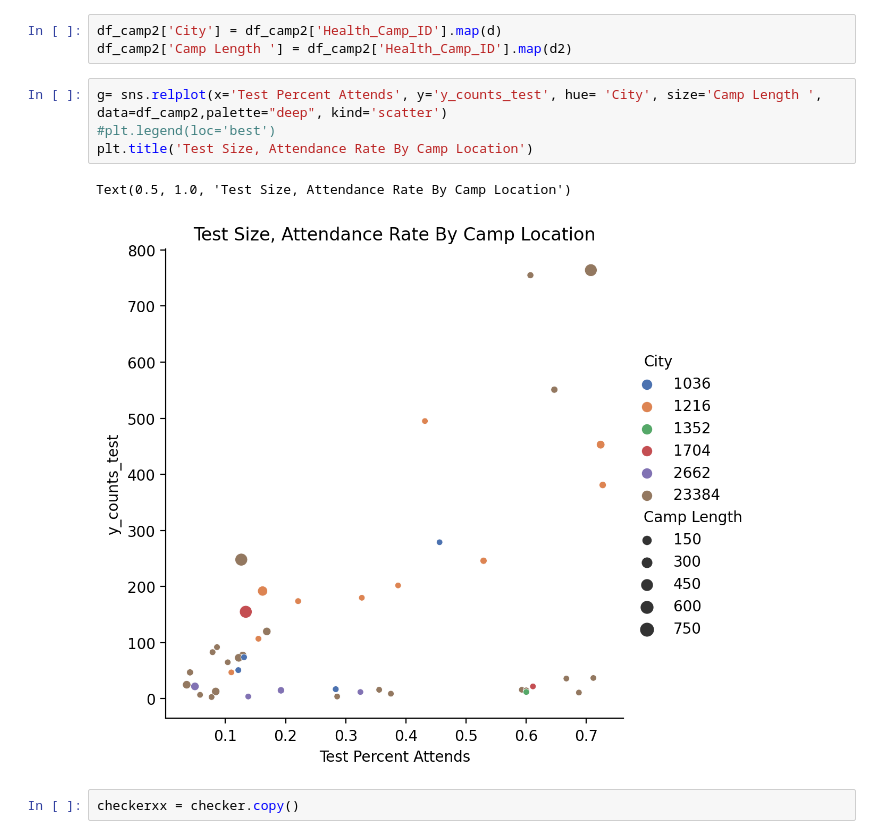
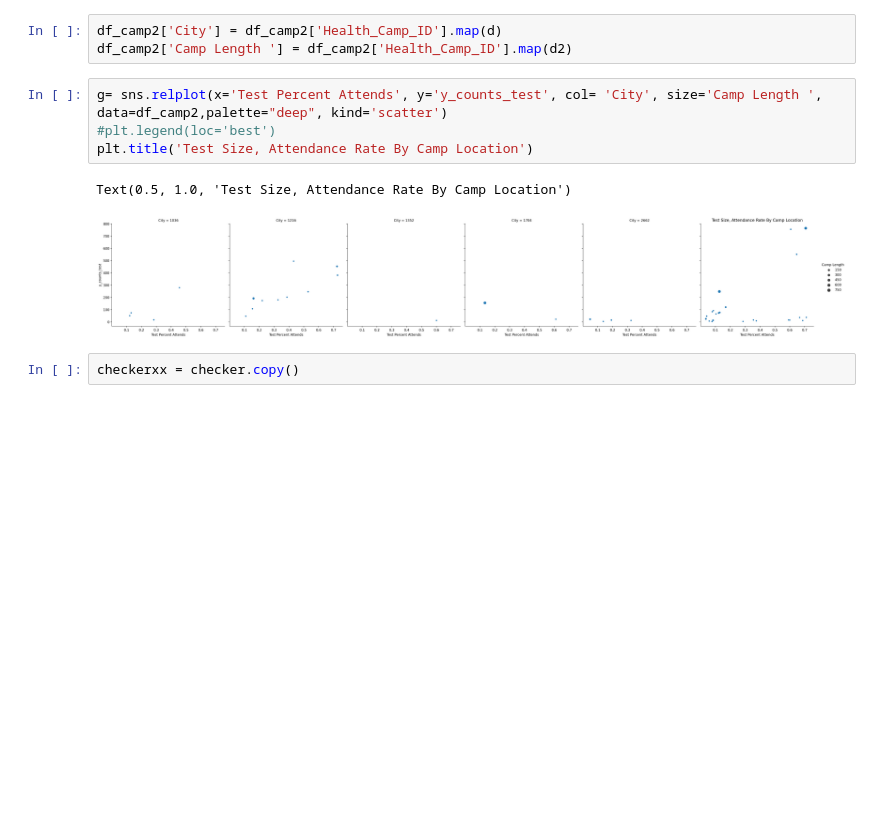
Before and after one commit to AChezick/Capstone2, a Jupyter notebook: Notebooks/Cap3_city_test.ipynb, the cells around one changed output. Saved outputs shown, nothing was run; the diff lists cells and outputs as text; blank space fills up the shorter version.

```diff
--- a/Notebooks/Cap3_city_test.ipynb
+++ b/Notebooks/Cap3_city_test.ipynb
@@ -588,12 +601,12 @@ Index(['Health_Camp_ID', 'Var1', 'Var2', 'Var3', 'Var4', 'Var5',
 df_camp2['City'] = df_camp2['Health_Camp_ID'].map(d)
 df_camp2['Camp Length '] = df_camp2['Health_Camp_ID'].map(d2)
 # %%
-g= sns.relplot(x='Test Percent Attends', y='y_counts_test', hue= 'City', size='Camp Length ', data=df_camp2,palette="deep", kind='scatter')
+g= sns.relplot(x='Test Percent Attends', y='y_counts_test', col= 'City', size='Camp Length ', data=df_camp2,palette="deep", kind='scatter')
 #plt.legend(loc='best')
 plt.title('Test Size, Attendance Rate By Camp Location')
 # %% [output]
 Text(0.5, 1.0, 'Test Size, Attendance Rate By Camp Location')
-[figure, old version]
+[figure, new version]
 # %%
 checkerxx = checker.copy()
 # %%
```
Also changed, not shown: parts of 2 cells of this notebook.
